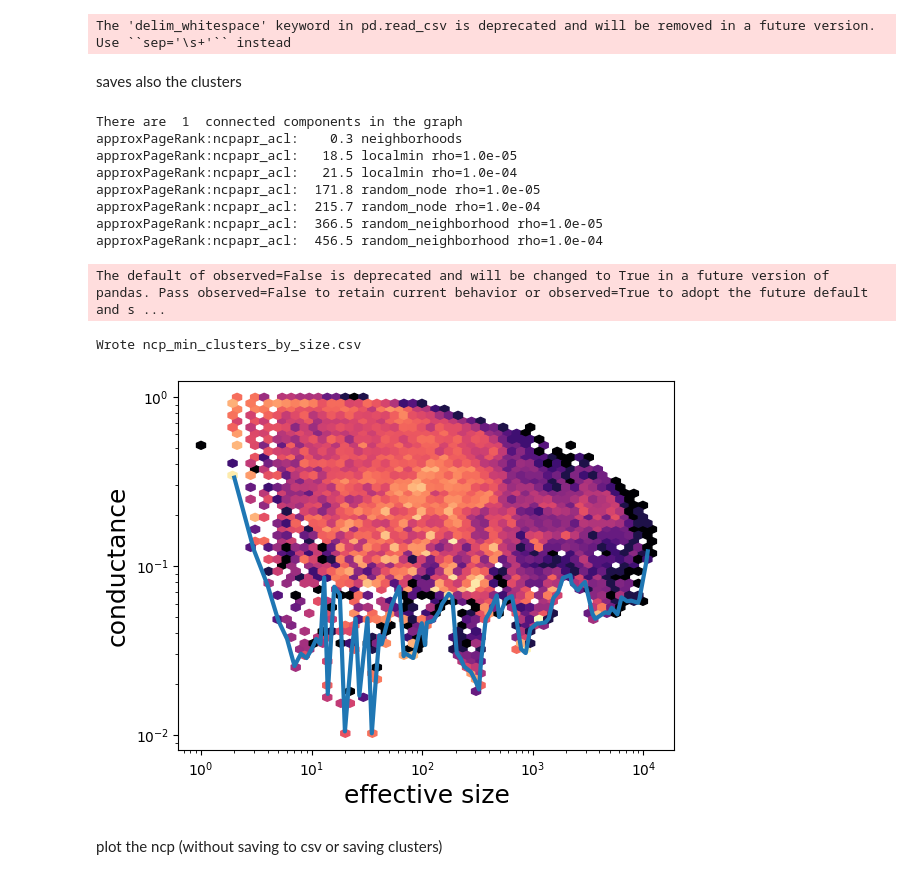
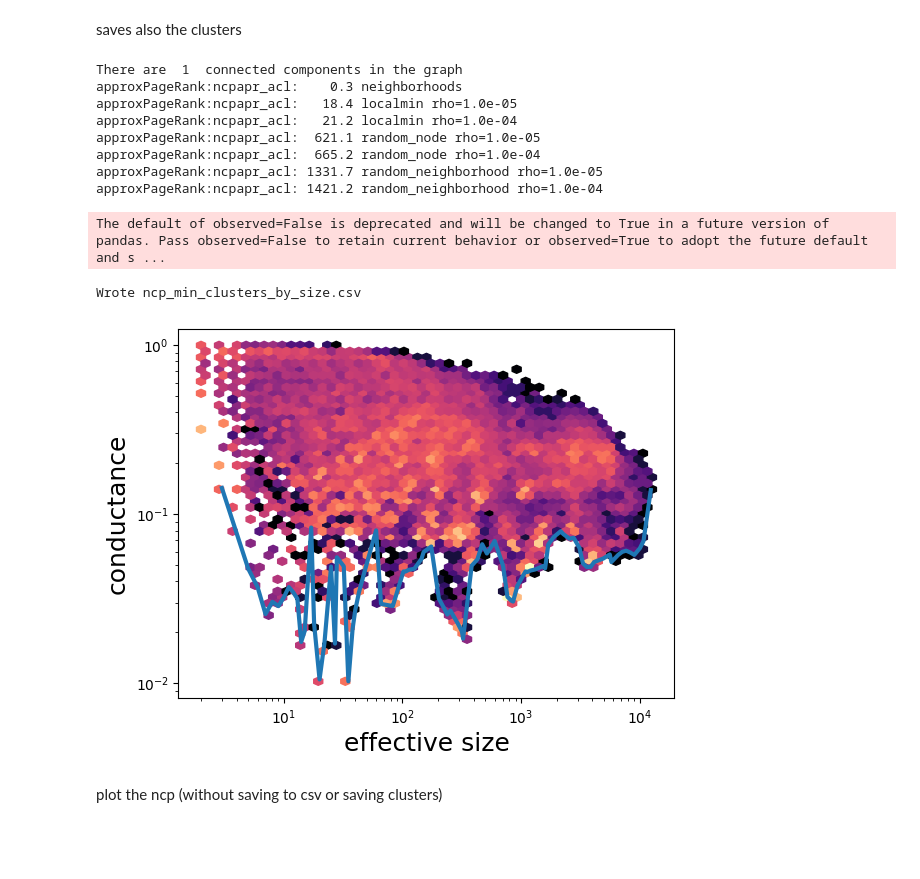
Before and after one commit to OfrieRosenthal/graph-ncp-project, a Jupyter notebook: ncp_calc/lgc/helper_code_lgc/NCPs_notebook.ipynb, the cells around one changed output. Cells and saved outputs as stored; diff of their text form; code cells hidden in the pictures; blank space fills up the shorter version.

```diff
--- a/ncp_calc/lgc/helper_code_lgc/NCPs_notebook.ipynb
+++ b/ncp_calc/lgc/helper_code_lgc/NCPs_notebook.ipynb
@@ -6,8 +6,8 @@ import pandas as pd
 
 datasets = 'facebook_pages'
 if datasets == 'facebook_pages':
-    input_path = '/home/ofrie.r/datasets/facebook_pages/musae_facebook_edges.csv'
-    output_path = '../results/facebook_pages/'
+    input_path = '/home/ofrie.r/graph-ncp-project/datasets/facebook_pages/musae_facebook_no_self_loops.txt'
+    output_path = '/home/ofrie.r/graph-ncp-project/results/lgc/facebook_pages/'
 elif datasets == 'soc-LiveJournal1':
     input_path = '/home/ofrie.r/datasets/soc-LiveJournal1.txt'
     output_path = '../results/soc-LiveJournal1/'
@@ -19,13 +19,12 @@ else: #TODO
     output_path = '../results/facebook_pages/'
 
 
-# 1) load graph (GraphML, GML, or edgelist)
-if datasets == 'facebook_pages':
-    g = lgc.GraphLocal(input_path, file_type='edgelist', separator=',', header=True)   # or ('path/edges.txt','edgelist', sep=' ')
-else:
-    g = lgc.GraphLocal(input_path, file_type='edgelist', separator=' ')   # or ('path/edges.txt','edgelist', sep=' ')
+# # 1) load graph (GraphML, GML, or edgelist)
+# if datasets == 'facebook_pages':
+#     g = lgc.GraphLocal(input_path, file_type='edgelist', separator=',', header=True)   # or ('path/edges.txt','edgelist', sep=' ')
+# else:
+#     g = lgc.GraphLocal(input_path, file_type='edgelist', separator=' ')   # or ('path/edges.txt','edgelist', sep=' ')
+g = lgc.GraphLocal(input_path, file_type='edgelist', separator=' ')   # or ('path/edges.txt','edgelist', sep=' ')
-# %% [output]
-The 'delim_whitespace' keyword in pd.read_csv is deprecated and will be removed in a future version. Use ``sep='\s+'`` instead
 # %% [markdown]
 saves also the clusters
 # %%
@@ -33,44 +32,44 @@ saves also the clusters
 ncp_instance = lgc.NCPData(g, store_output_clusters=True)
 
 # run approxPageRank (as before)
-ncp_instance.approxPageRank(ratio=0.5, timeout=1000)
+ncp_instance.approxPageRank(ratio=0.5, timeout=7200)
 
 # plotting helper
 ncp_plots = lgc.NCPPlots(ncp_instance)
 
 # get min-curve for size (or cond_by_vol)
 fig, ax, min_tuples = ncp_plots.cond_by_size(nbinsx=100)
 
 # build dataframe with the cluster that produced each min point
 df_all = ncp_instance.as_data_frame()   # contains "output_cluster" when store_output_clusters=True
 
 rows = []
 for x, phi, row_idx in min_tuples:
     row = df_all.loc[int(row_idx)]
     cluster = row.get("output_cluster", [])
     rows.append({
         "size": x,
         "conductance": phi,
         "row_index": int(row_idx),
         "cluster_size": len(cluster),
         # choose format you prefer; here semicolon-separated node ids
         "cluster_nodes": " ".join(map(str, cluster))
     })
 
 pd.DataFrame(rows).to_csv(output_path + "ncp_min_clusters_by_size.csv", index=False)
 print("Wrote ncp_min_clusters_by_size.csv")
 # %% [output]
 There are  1  connected components in the graph
 approxPageRank:ncpapr_acl:    0.3 neighborhoods
-approxPageRank:ncpapr_acl:   18.5 localmin rho=1.0e-05
-approxPageRank:ncpapr_acl:   21.5 localmin rho=1.0e-04
-approxPageRank:ncpapr_acl:  171.8 random_node rho=1.0e-05
-approxPageRank:ncpapr_acl:  215.7 random_node rho=1.0e-04
-approxPageRank:ncpapr_acl:  366.5 random_neighborhood rho=1.0e-05
-approxPageRank:ncpapr_acl:  456.5 random_neighborhood rho=1.0e-04
+approxPageRank:ncpapr_acl:   18.4 localmin rho=1.0e-05
+approxPageRank:ncpapr_acl:   21.2 localmin rho=1.0e-04
+approxPageRank:ncpapr_acl:  621.1 random_node rho=1.0e-05
+approxPageRank:ncpapr_acl:  665.2 random_node rho=1.0e-04
+approxPageRank:ncpapr_acl: 1331.7 random_neighborhood rho=1.0e-05
+approxPageRank:ncpapr_acl: 1421.2 random_neighborhood rho=1.0e-04
 The default of observed=False is deprecated and will be changed to True in a future version of pandas. Pass observed=False to retain current behavior or observed=True to adopt the future default and s ...
 Wrote ncp_min_clusters_by_size.csv
-[figure, old version]
+[figure, new version]
 # %% [markdown]
 plot the ncp (without saving to csv or saving clusters)
 # %%
```
Also changed, not shown: 7 other files.
